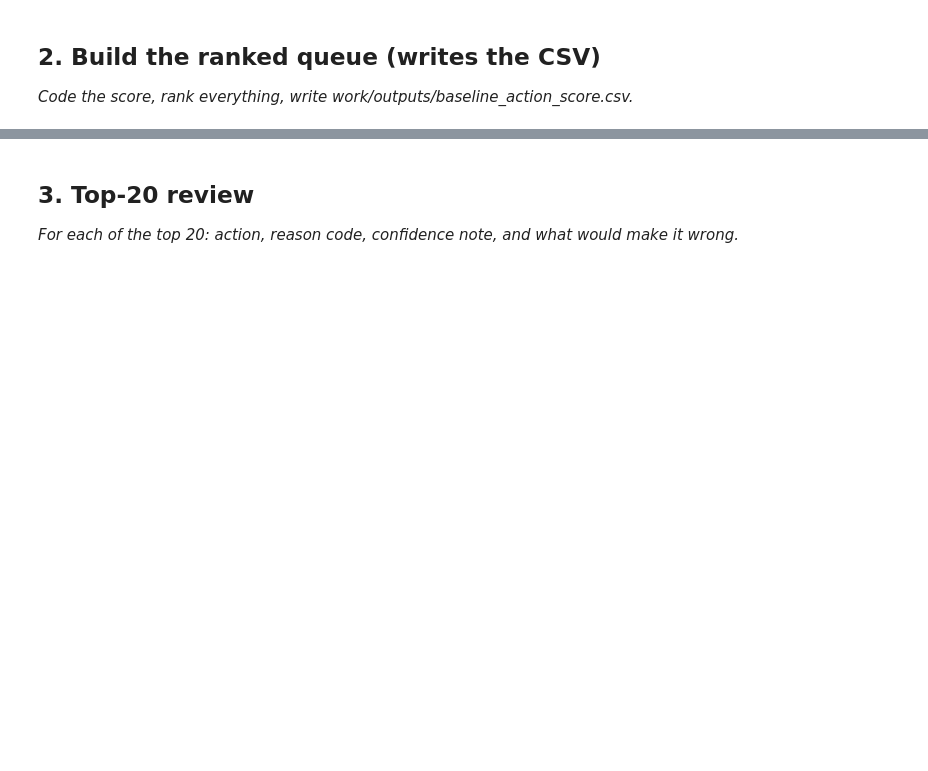
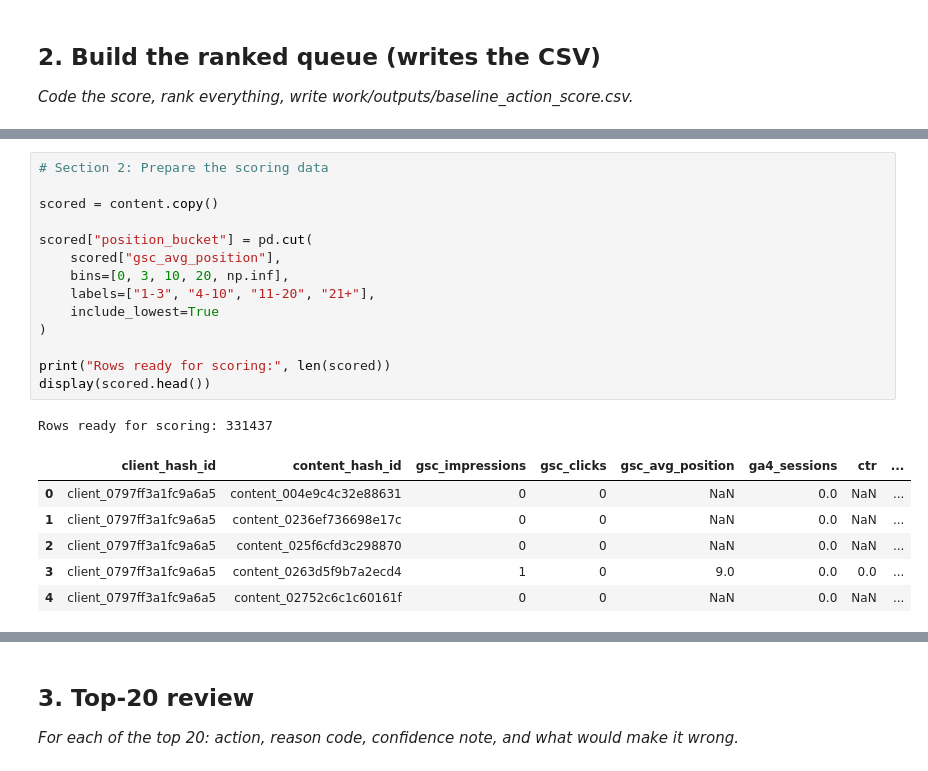
Before and after one commit to zeeofficial01/flyrank-ml-internship, a Jupyter notebook: work/notebooks/w04_baseline_score.ipynb, the cells around one changed output, grey strips where cells are left out. Drawn from its saved outputs; the diff is of its cells as text; blank space fills up the shorter version.

```diff
--- a/work/notebooks/w04_baseline_score.ipynb
+++ b/work/notebooks/w04_baseline_score.ipynb
@@ -16,0 +221,22 @@ This skeleton is yours to fill. Work the sections **in order** — each one has
+# %%
+# Section 2: Prepare the scoring data
+
+scored = content.copy()
+
+scored["position_bucket"] = pd.cut(
+    scored["gsc_avg_position"],
+    bins=[0, 3, 10, 20, np.inf],
+    labels=["1-3", "4-10", "11-20", "21+"],
+    include_lowest=True
+)
+
+print("Rows ready for scoring:", len(scored))
+display(scored.head())
+# %% [output]
+Rows ready for scoring: 331437
+|  | client_hash_id | content_hash_id | gsc_impressions | gsc_clicks | gsc_avg_position | ga4_sessions | ctr | ... |
+| 0 | client_0797ff3a1fc9a6a5 | content_004e9c4c32e88631 | 0 | 0 | NaN | 0.0 | NaN | ... |
+| 1 | client_0797ff3a1fc9a6a5 | content_0236ef736698e17c | 0 | 0 | NaN | 0.0 | NaN | ... |
+| 2 | client_0797ff3a1fc9a6a5 | content_025f6cfd3c298870 | 0 | 0 | NaN | 0.0 | NaN | ... |
+| 3 | client_0797ff3a1fc9a6a5 | content_0263d5f9b7a2ecd4 | 1 | 0 | 9.0 | 0.0 | 0.0 | ... |
+| 4 | client_0797ff3a1fc9a6a5 | content_02752c6c1c60161f | 0 | 0 | NaN | 0.0 | NaN | ... |
```
Also changed, not shown: parts of 19 cells of this notebook.
